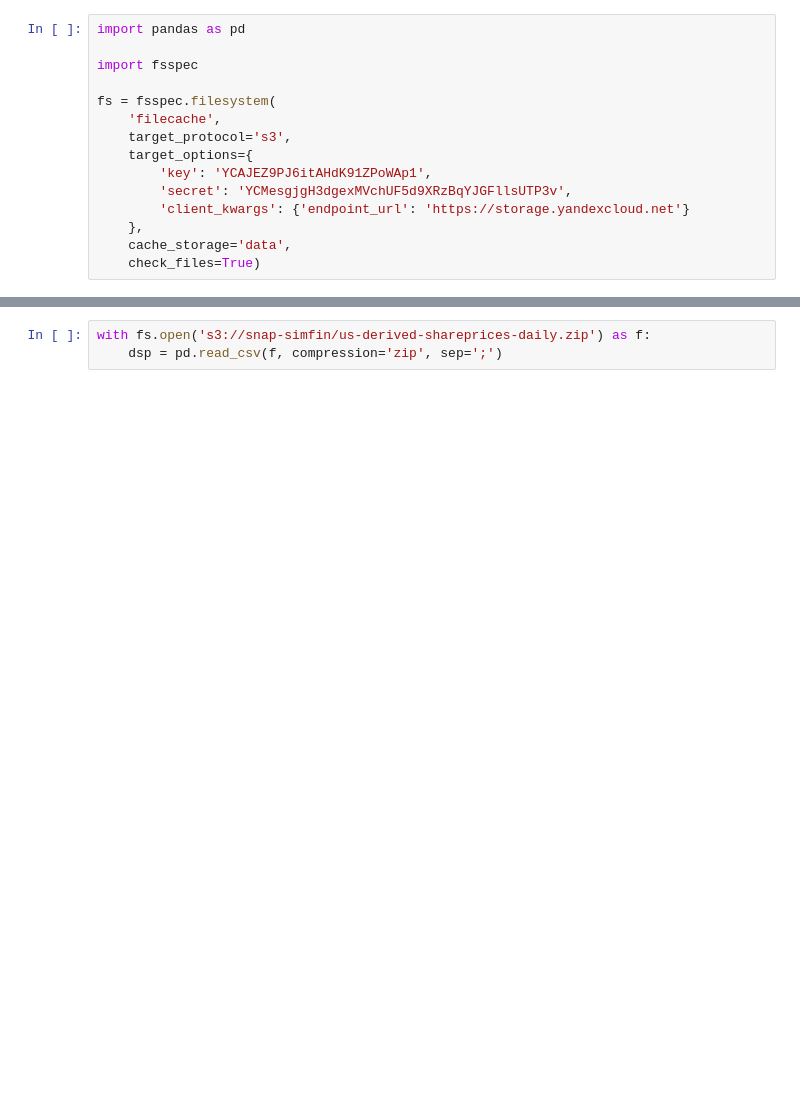
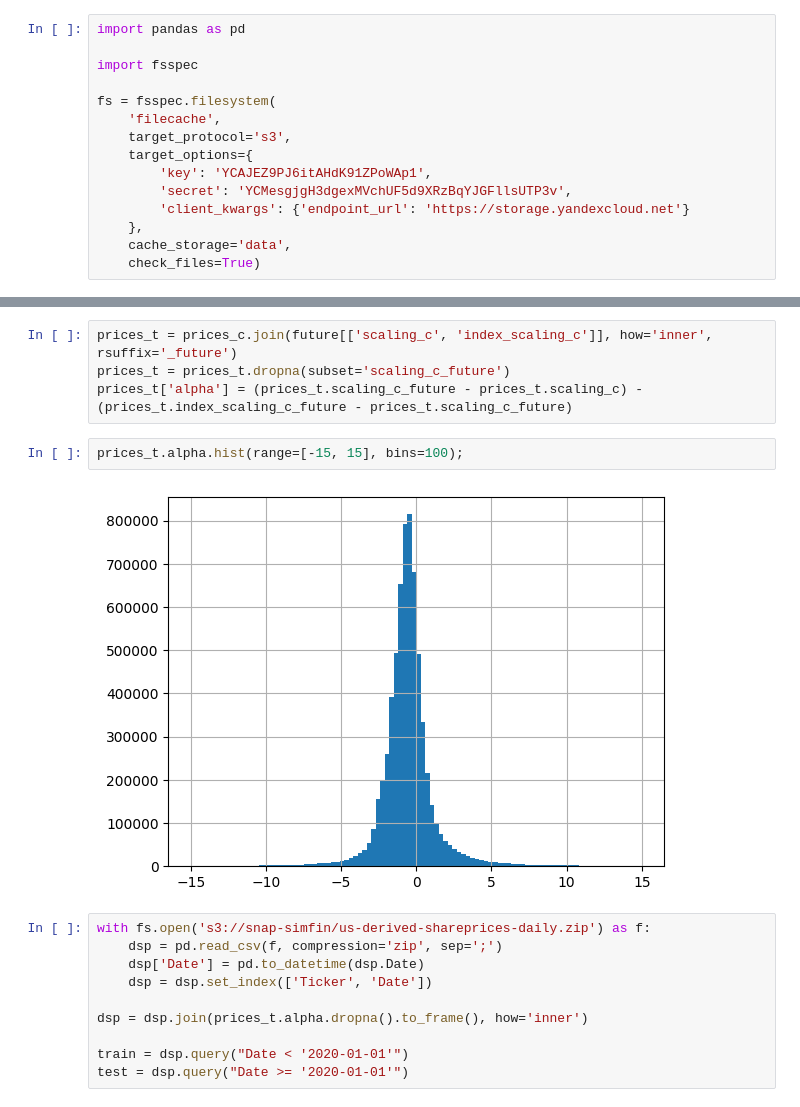
Before and after one commit to dllllb/finexp, a Jupyter notebook: basepred.ipynb, the cells around one changed output, grey strips where cells are left out. Cells and saved outputs as stored; diff of their text form; blank space fills up the shorter version.

```diff
--- a/basepred.ipynb
+++ b/basepred.ipynb
@@ -49,3 +48,18 @@ future.groupby('Date').scaling_c.mean().plot();
+# %%
+prices_t = prices_c.join(future[['scaling_c', 'index_scaling_c']], how='inner', rsuffix='_future')
+prices_t = prices_t.dropna(subset='scaling_c_future')
+prices_t['alpha'] = (prices_t.scaling_c_future - prices_t.scaling_c) - (prices_t.index_scaling_c_future - prices_t.scaling_c_future)
+# %%
+prices_t.alpha.hist(range=[-15, 15], bins=100);
+# %% [output]
+[figure, added]
 # %%
 with fs.open('s3://snap-simfin/us-derived-shareprices-daily.zip') as f:
     dsp = pd.read_csv(f, compression='zip', sep=';')
+    dsp['Date'] = pd.to_datetime(dsp.Date)
+    dsp = dsp.set_index(['Ticker', 'Date'])
+
+dsp = dsp.join(prices_t.alpha.dropna().to_frame(), how='inner')
+
+train = dsp.query("Date < '2020-01-01'")
+test = dsp.query("Date >= '2020-01-01'")
```
Also changed, not shown: parts of 5 cells of this notebook, 2 other files.
